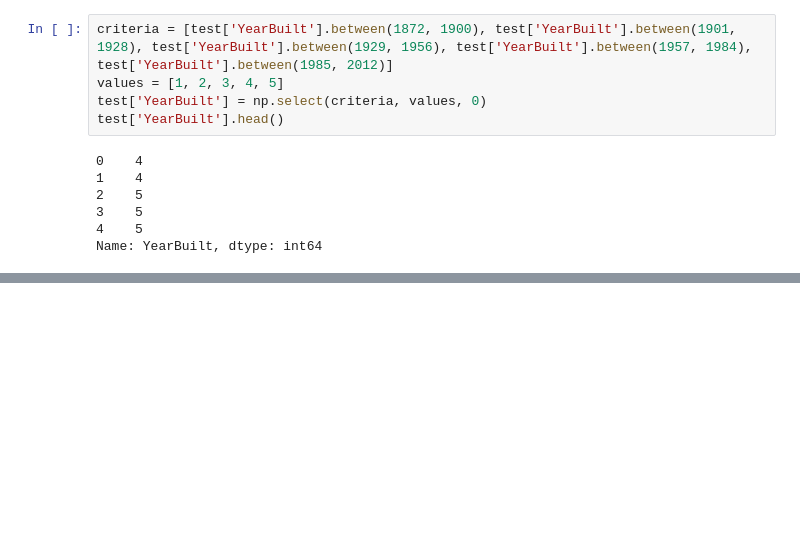
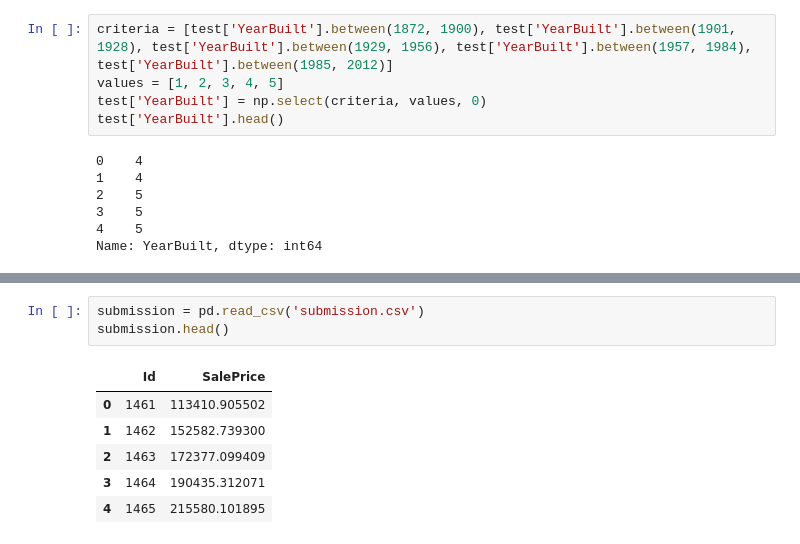
Before and after one commit to mushfiqulIslam/mltraining, a Jupyter notebook: house-prices/house-price.ipynb, the cells around one changed output, grey strips where cells are left out. Cells and saved outputs as stored; diff of their text form; blank space fills up the shorter version.

```diff
--- a/house-prices/house-price.ipynb
+++ b/house-prices/house-price.ipynb
@@ -426,0 +532,10 @@ Name: YearBuilt, dtype: int64
+# %%
+submission = pd.read_csv('submission.csv')
+submission.head()
+# %% [output]
+|  | Id | SalePrice |
+| 0 | 1461 | 113410.905502 |
+| 1 | 1462 | 152582.739300 |
+| 2 | 1463 | 172377.099409 |
+| 3 | 1464 | 190435.312071 |
+| 4 | 1465 | 215580.101895 |
```
Also changed, not shown: parts of 32 cells of this notebook.
